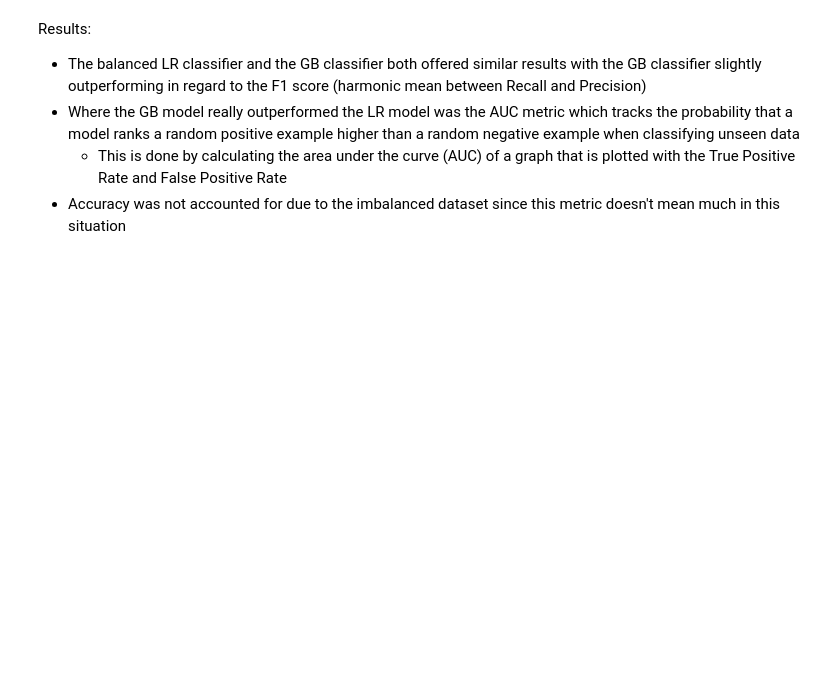
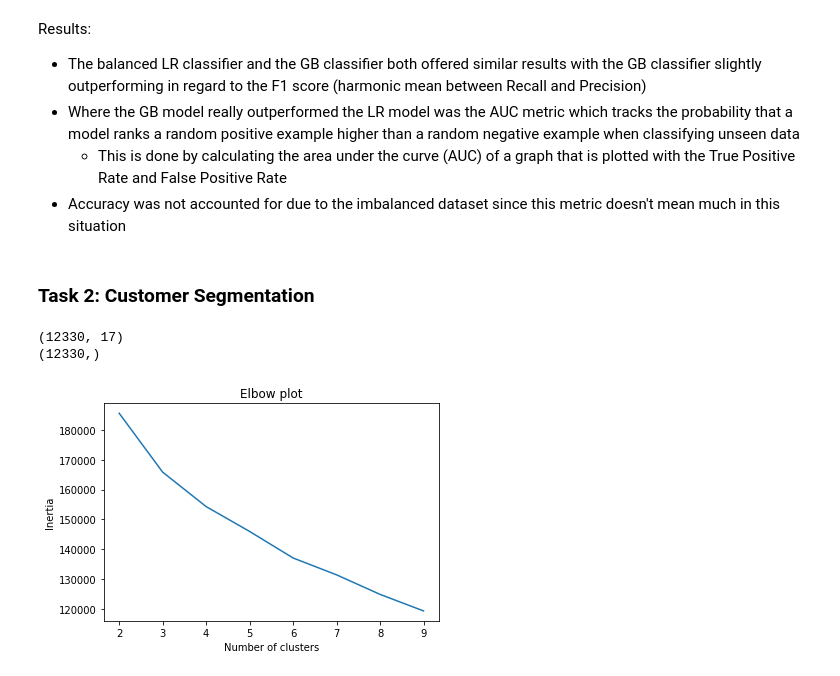
Before and after one commit to mcastelli5/FourthBrainMC, a Jupyter notebook: assignments/midterm/midterm.ipynb, the cells around one changed output. Drawn from its saved outputs; the diff is of its cells as text; code cells hidden in the pictures; blank space fills up the shorter version.

Commit message:
midterm task 2 update

```diff
--- a/assignments/midterm/midterm.ipynb
+++ b/assignments/midterm/midterm.ipynb
@@ -383,3 +386,37 @@ Results:
 - Where the GB model really outperformed the LR model was the AUC metric which tracks the probability that a model ranks a random positive example higher than a random negative example when classifying unseen data
     - This is done by calculating the area under the curve (AUC) of a graph that is plotted with the True Positive Rate and False Positive Rate
 - Accuracy was not accounted for due to the imbalanced dataset since this metric doesn't mean much in this situation
+# %% [markdown]
+### Task 2: Customer Segmentation
+# %%
+# Create X and y datasets for clustering
+X = raw_data.iloc[:, :-1]
+y = raw_data['Revenue']
+# %%
+# Check shape for both X and y datasets
+print(X.shape)
+print(y.shape)
+# %% [output]
+(12330, 17)
+(12330,)
+# %%
+# Normalize all features for clustering
+X_norm = StandardScaler().fit_transform(X)
+# %%
+def visualize_elbow(X, ks):
+    fig, ax = plt.subplots()
+    inertias = []
+    for k in ks:
+        kmeans = KMeans(n_clusters=k, random_state=10)
+        kmeans.fit(X)
+        inertias.append(kmeans.inertia_)
+    plt.plot(ks, inertias)
+    plt.xticks(ks)
+    plt.xlabel('Number of clusters')
+    plt.ylabel('Inertia')
+    plt.title('Elbow plot')
+# %%
+# Display elbow plot to determine the amount of clusters to use in model (k)
+visualize_elbow(X_norm, range(2,10))
+# %% [output]
+[figure, added]
```
Also changed, not shown: parts of 12 cells of this notebook, 1 other file.
